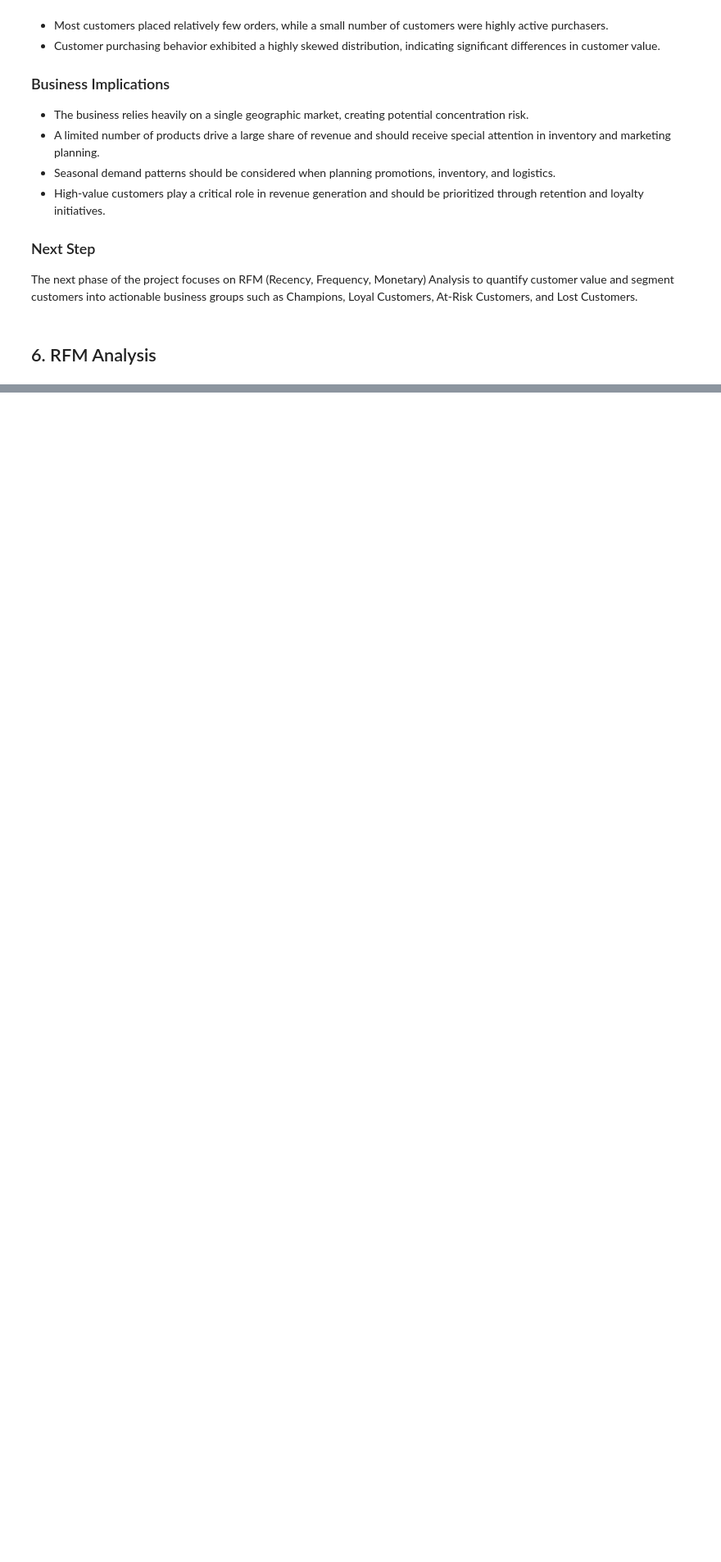
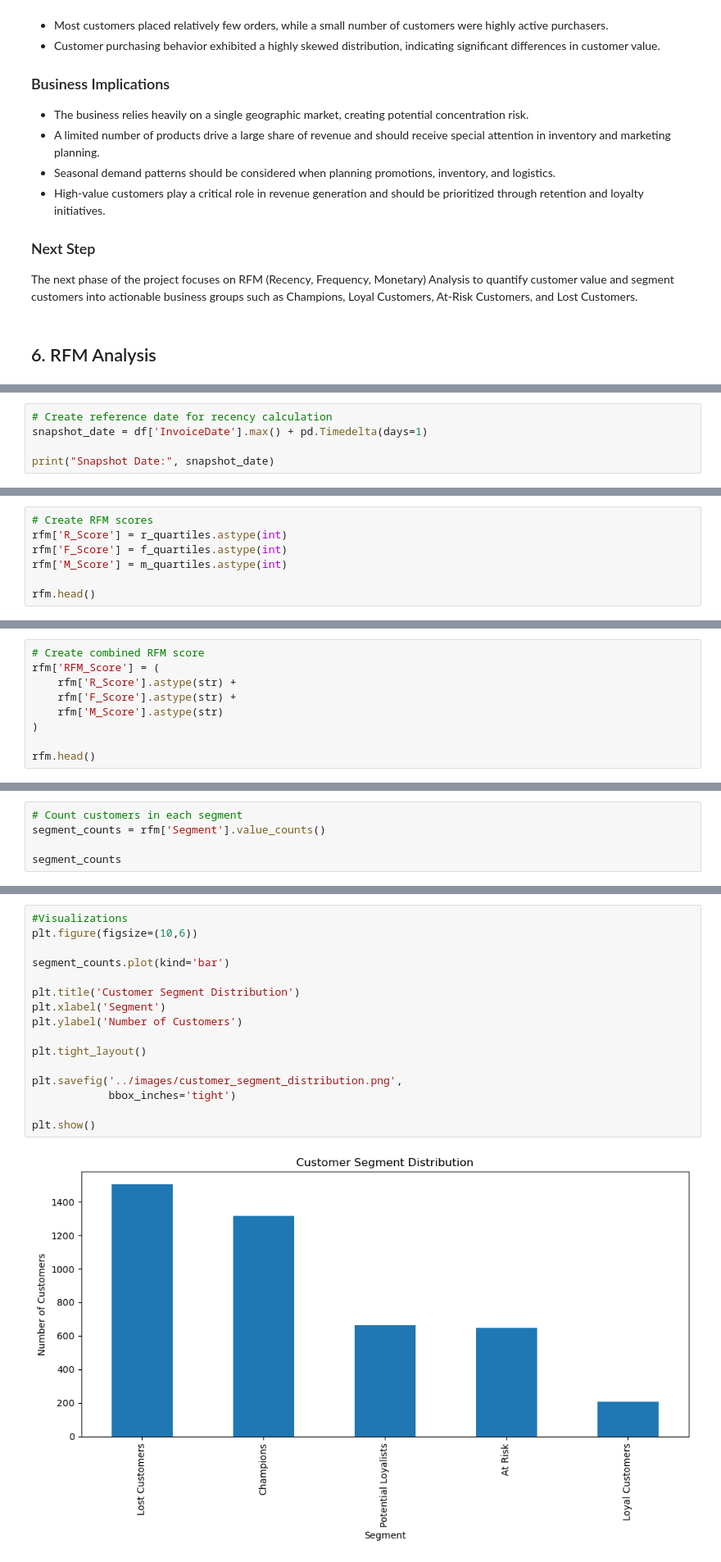
Before and after one commit to Harshpoonia/data-analytics-projects, a Jupyter notebook: Customer-Segmentation-RFM-Analysis/notebooks/Analysis.ipynb, the cells around one changed output, grey strips where cells are left out. Shown at 82% size. Saved outputs shown, nothing was run; the diff lists cells and outputs as text; blank space fills up the shorter version.

Commit message:
Complete customer segmentation and RFM analysis

```diff
--- a/Customer-Segmentation-RFM-Analysis/notebooks/Analysis.ipynb
+++ b/Customer-Segmentation-RFM-Analysis/notebooks/Analysis.ipynb
@@ -865,0 +926,5 @@ The next phase of the project focuses on RFM (Recency, Frequency, Monetary) Anal
+# %%
+# Create reference date for recency calculation
+snapshot_date = df['InvoiceDate'].max() + pd.Timedelta(days=1)
+
+print("Snapshot Date:", snapshot_date)
@@ -865,0 +1015,7 @@ The next phase of the project focuses on RFM (Recency, Frequency, Monetary) Anal
+# %%
+# Create RFM scores
+rfm['R_Score'] = r_quartiles.astype(int)
+rfm['F_Score'] = f_quartiles.astype(int)
+rfm['M_Score'] = m_quartiles.astype(int)
+
+rfm.head()
@@ -865,0 +1030,9 @@ The next phase of the project focuses on RFM (Recency, Frequency, Monetary) Anal
+# %%
+# Create combined RFM score
+rfm['RFM_Score'] = (
+    rfm['R_Score'].astype(str) +
+    rfm['F_Score'].astype(str) +
+    rfm['M_Score'].astype(str)
+)
+
+rfm.head()
@@ -867,0 +1102,5 @@ The next phase of the project focuses on RFM (Recency, Frequency, Monetary) Anal
+# %%
+# Count customers in each segment
+segment_counts = rfm['Segment'].value_counts()
+
+segment_counts
@@ -867,0 +1115,18 @@ The next phase of the project focuses on RFM (Recency, Frequency, Monetary) Anal
+# %%
+#Visualizations
+plt.figure(figsize=(10,6))
+
+segment_counts.plot(kind='bar')
+
+plt.title('Customer Segment Distribution')
+plt.xlabel('Segment')
+plt.ylabel('Number of Customers')
+
+plt.tight_layout()
+
+plt.savefig('../images/customer_segment_distribution.png',
+            bbox_inches='tight')
+
+plt.show()
+# %% [output]
+[figure, added]
```
Also changed, not shown: parts of 24 cells of this notebook, 1 other file.
